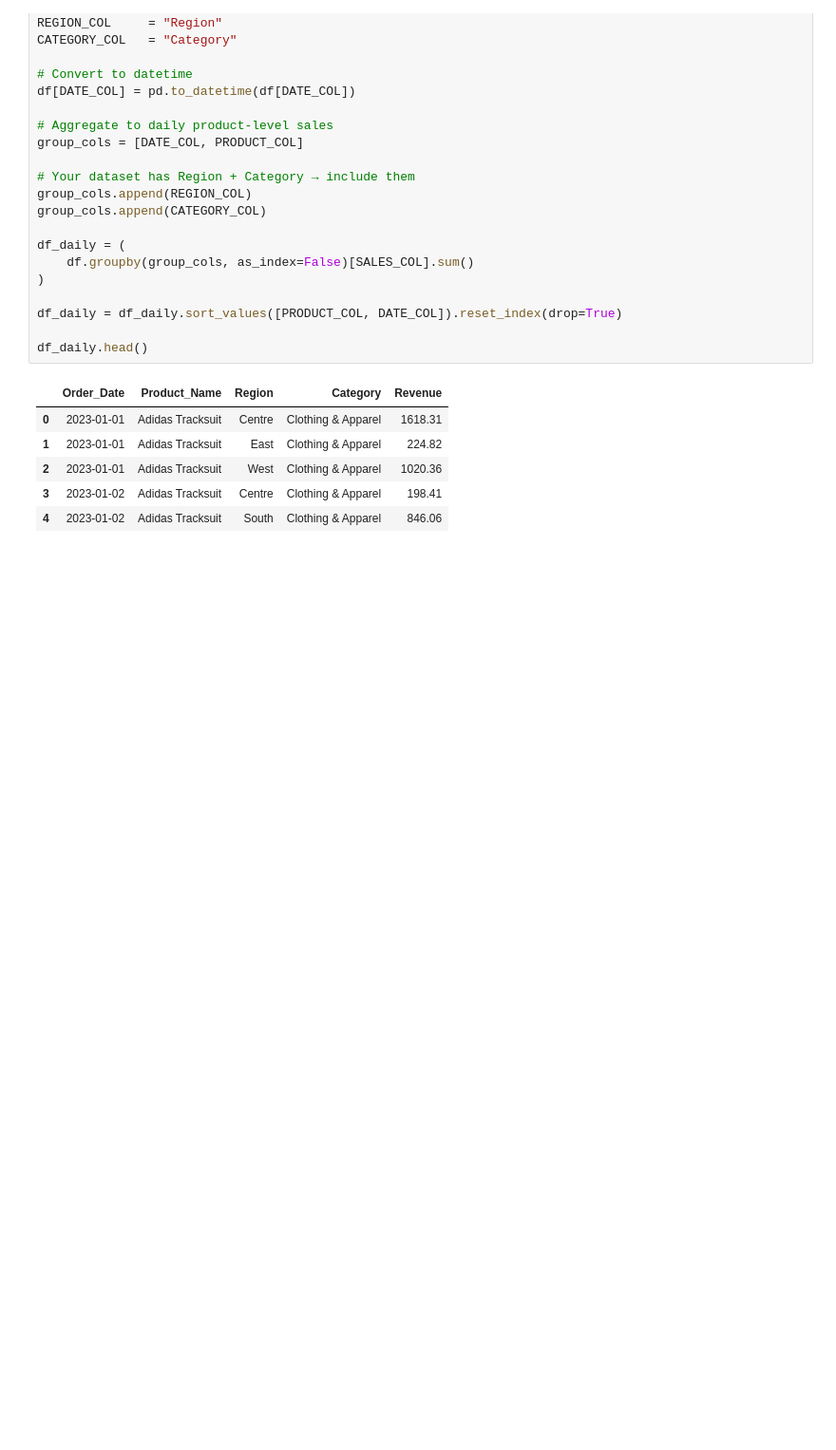
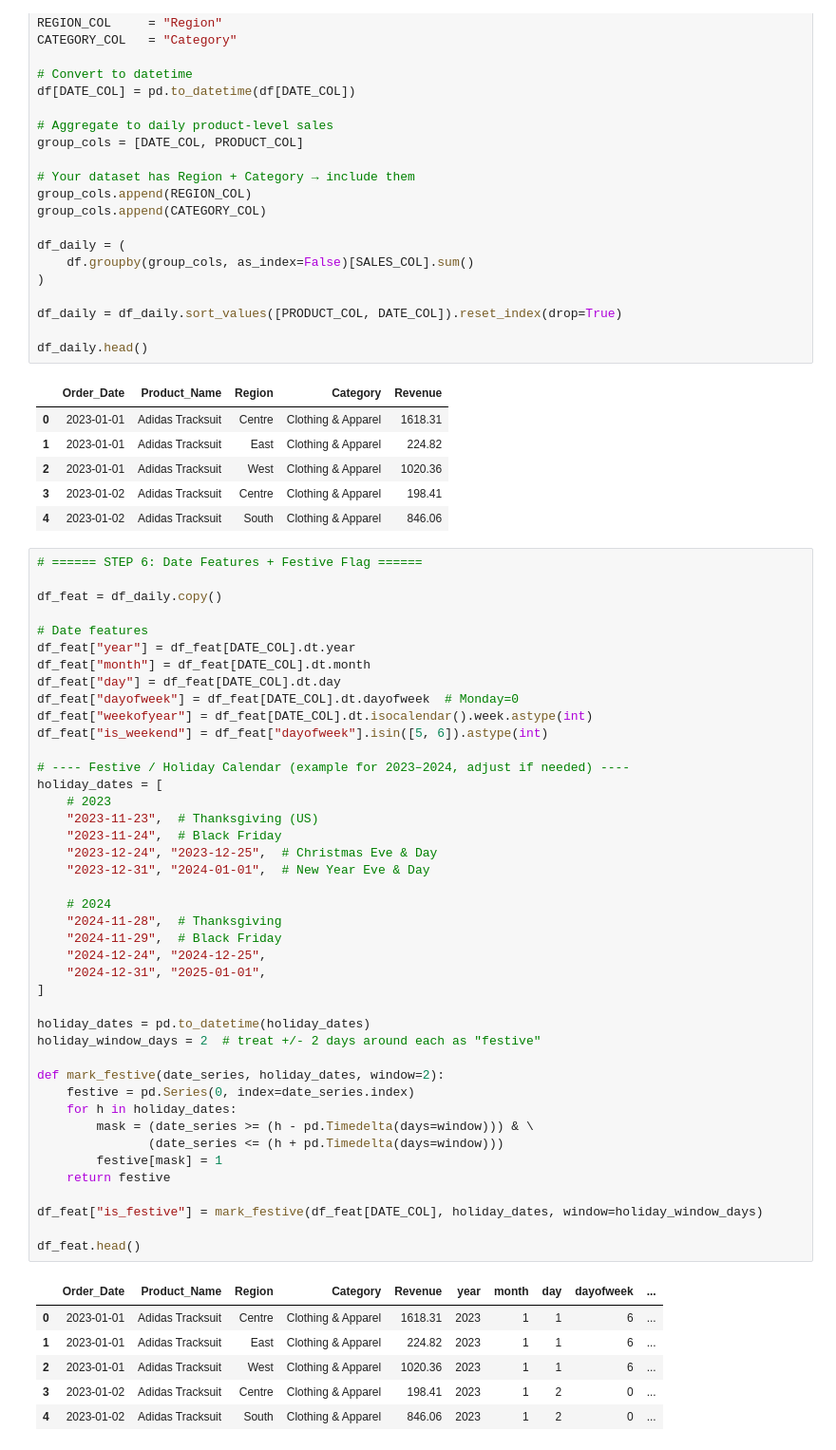
Before and after one commit to sanjanasujay/DemandForecast, a Jupyter notebook: pghMLproject.ipynb, the cells around one changed output. Shown: that part at 95% size. Cells and saved outputs as stored; diff of their text form; blank space fills up the shorter version.

```diff
--- a/pghMLproject.ipynb
+++ b/pghMLproject.ipynb
@@ -127,3 +127,52 @@ df_daily.head()
 | 2 | 2023-01-01 | Adidas Tracksuit | West | Clothing & Apparel | 1020.36 |
 | 3 | 2023-01-02 | Adidas Tracksuit | Centre | Clothing & Apparel | 198.41 |
 | 4 | 2023-01-02 | Adidas Tracksuit | South | Clothing & Apparel | 846.06 |
+# %%
+# ====== STEP 6: Date Features + Festive Flag ======
+
+df_feat = df_daily.copy()
+
+# Date features
+df_feat["year"] = df_feat[DATE_COL].dt.year
+df_feat["month"] = df_feat[DATE_COL].dt.month
+df_feat["day"] = df_feat[DATE_COL].dt.day
+df_feat["dayofweek"] = df_feat[DATE_COL].dt.dayofweek  # Monday=0
+df_feat["weekofyear"] = df_feat[DATE_COL].dt.isocalendar().week.astype(int)
+df_feat["is_weekend"] = df_feat["dayofweek"].isin([5, 6]).astype(int)
+
+# ---- Festive / Holiday Calendar (example for 2023–2024, adjust if needed) ----
+holiday_dates = [
+    # 2023
+    "2023-11-23",  # Thanksgiving (US)
+    "2023-11-24",  # Black Friday
+    "2023-12-24", "2023-12-25",  # Christmas Eve & Day
+    "2023-12-31", "2024-01-01",  # New Year Eve & Day
+
+    # 2024
+    "2024-11-28",  # Thanksgiving
+    "2024-11-29",  # Black Friday
+    "2024-12-24", "2024-12-25",
+    "2024-12-31", "2025-01-01",
+]
+
+holiday_dates = pd.to_datetime(holiday_dates)
+holiday_window_days = 2  # treat +/- 2 days around each as "festive"
+
+def mark_festive(date_series, holiday_dates, window=2):
+    festive = pd.Series(0, index=date_series.index)
+    for h in holiday_dates:
+        mask = (date_series >= (h - pd.Timedelta(days=window))) & \
+               (date_series <= (h + pd.Timedelta(days=window)))
+        festive[mask] = 1
+    return festive
+
+df_feat["is_festive"] = mark_festive(df_feat[DATE_COL], holiday_dates, window=holiday_window_days)
+
+df_feat.head()
+# %% [output]
+|  | Order_Date | Product_Name | Region | Category | Revenue | year | month | day | dayofweek | ... |
+| 0 | 2023-01-01 | Adidas Tracksuit | Centre | Clothing & Apparel | 1618.31 | 2023 | 1 | 1 | 6 | ... |
+| 1 | 2023-01-01 | Adidas Tracksuit | East | Clothing & Apparel | 224.82 | 2023 | 1 | 1 | 6 | ... |
+| 2 | 2023-01-01 | Adidas Tracksuit | West | Clothing & Apparel | 1020.36 | 2023 | 1 | 1 | 6 | ... |
+| 3 | 2023-01-02 | Adidas Tracksuit | Centre | Clothing & Apparel | 198.41 | 2023 | 1 | 2 | 0 | ... |
+| 4 | 2023-01-02 | Adidas Tracksuit | South | Clothing & Apparel | 846.06 | 2023 | 1 | 2 | 0 | ... |
```
Also changed, not shown: parts of 5 cells of this notebook.
